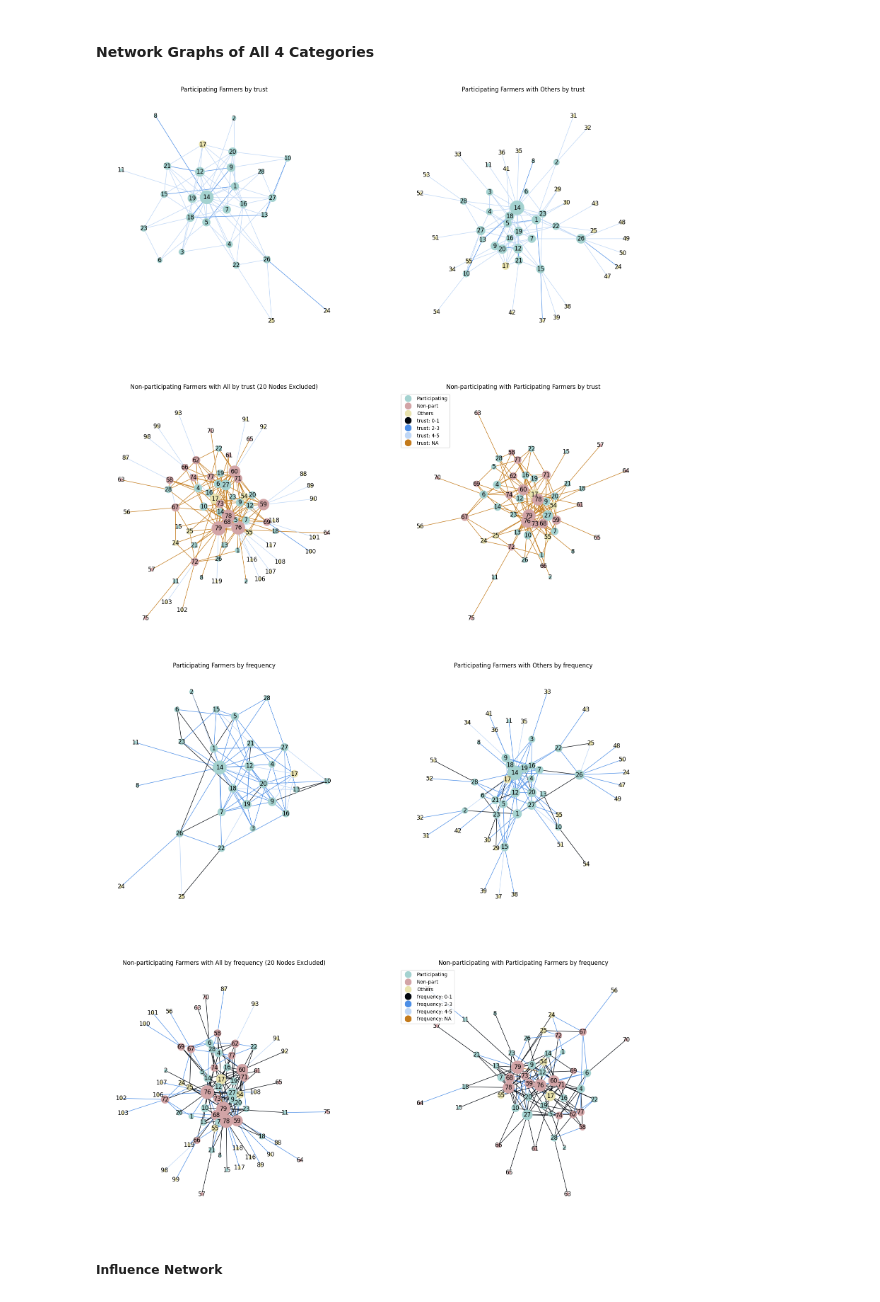
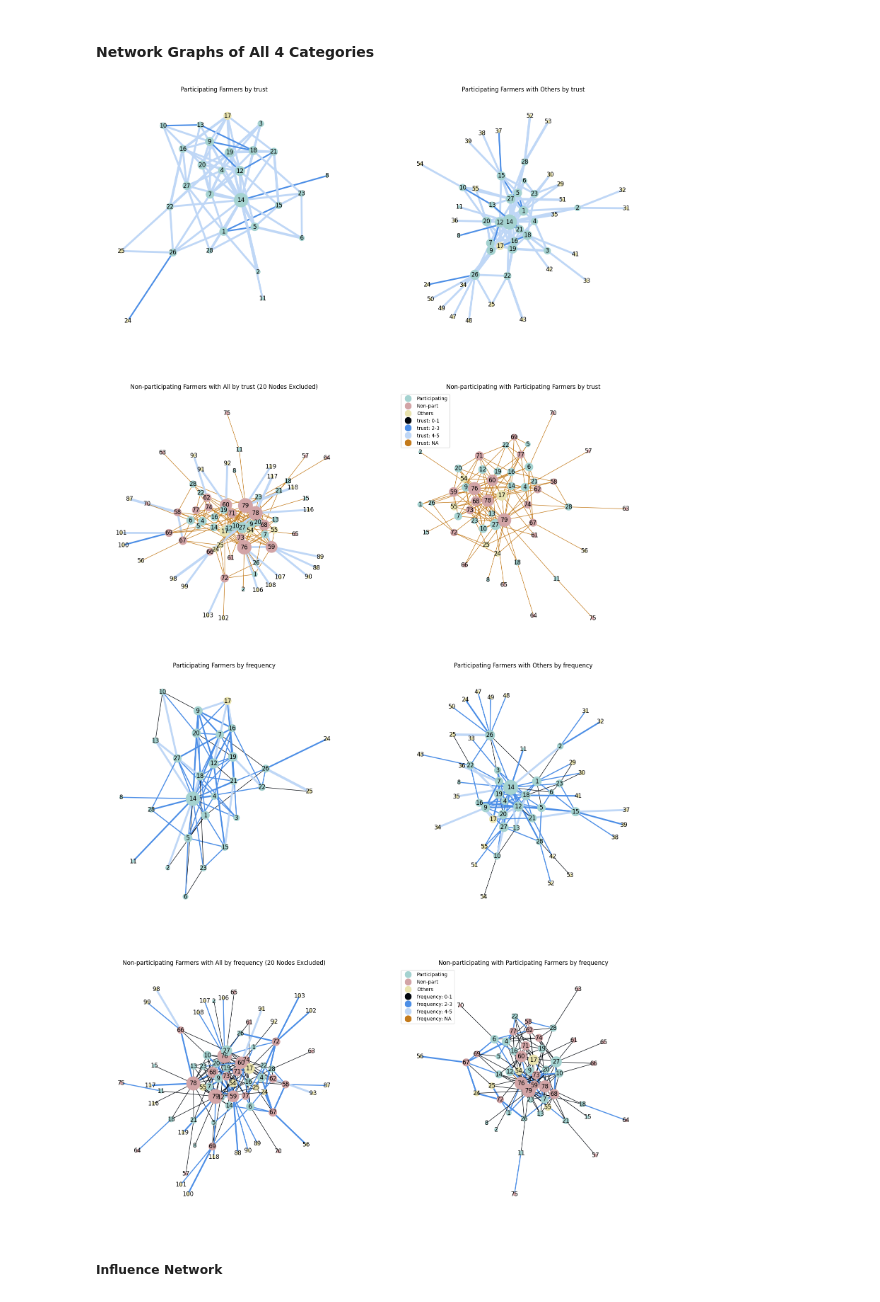
Before and after one commit to liugrac/climate_change_responses, a Jupyter notebook: Farmers Social Network.ipynb, the cells around one changed output. Drawn from its saved outputs; the diff is of its cells as text; code cells hidden in the pictures.

```diff
--- a/Farmers Social Network.ipynb
+++ b/Farmers Social Network.ipynb
@@ -312,40 +311,40 @@ def graphing_by_attri(weight):
     ax = axes.flatten()
 
     legend_elements = [
         Line2D([0], [0], marker='o', color='w', label='Participating',markerfacecolor='#a4d2d0', markersize=15),
         Line2D([0], [0], marker='o', color='w', label='Non-part',markerfacecolor='#d2a4a6', markersize=15),
         Line2D([0], [0], marker='o', color='w', label='Others',markerfacecolor='#e9e3ae', markersize=15),
         Line2D([0], [0], marker='o', color='w', label=f'{weight}: 0-1',markerfacecolor='#02070e', markersize=15),
         Line2D([0], [0], marker='o', color='w', label=f'{weight}: 2-3',markerfacecolor='#4c8ee6', markersize=15),
         Line2D([0], [0], marker='o', color='w', label=f'{weight}: 4-5',markerfacecolor='#bfd7f6', markersize=15),
         Line2D([0], [0], marker='o', color='w', label=f'{weight}: NA',markerfacecolor='#C37A1B', markersize=15),
         ]
 
     plt.legend(handles=legend_elements, loc='upper left')
 
 
     for i in range(4):
         widths = nx.get_edge_attributes(graphs[i], weight)
         nx.draw_networkx(graphs[i], pos=nx.spring_layout(graphs[i]),
         with_labels=True,
         node_color=colour_mapping(graphs[i]),
-        node_size=list(dict([(node, degree*35) for node, degree in nx.degree(graphs[i])]).values()),
+        node_size=list(dict([(node, degree*38) for node, degree in nx.degree(graphs[i])]).values()),
         font_size=12,
         edge_color=edge_color(graphs[i], weight),
-        # width=[float(i) for i in list(widths.values())],
+        width=[float(i) if float(i) > 1 else 1.0 for i in list(widths.values())],
         ax=ax[i])
         ax[i].set_title(titles[i])
         ax[i].set_axis_off()
 
     plt.show()
 
 graphing_by_attri('trust')
 # %% [output]
-[figure, old version]
+[figure, new version]
 # %%
 graphing_by_attri('frequency')
 # %% [output]
-[figure, old version]
+[figure, new version]
 # %% [markdown]
 ##### Influence Network
 # %%
```
Also changed, not shown: parts of 8 cells of this notebook.
